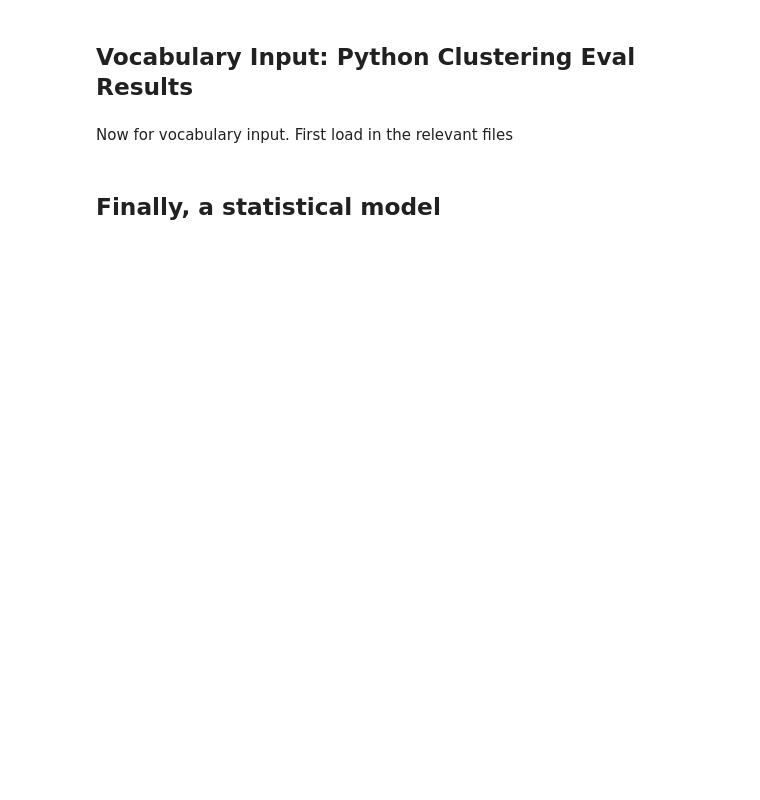
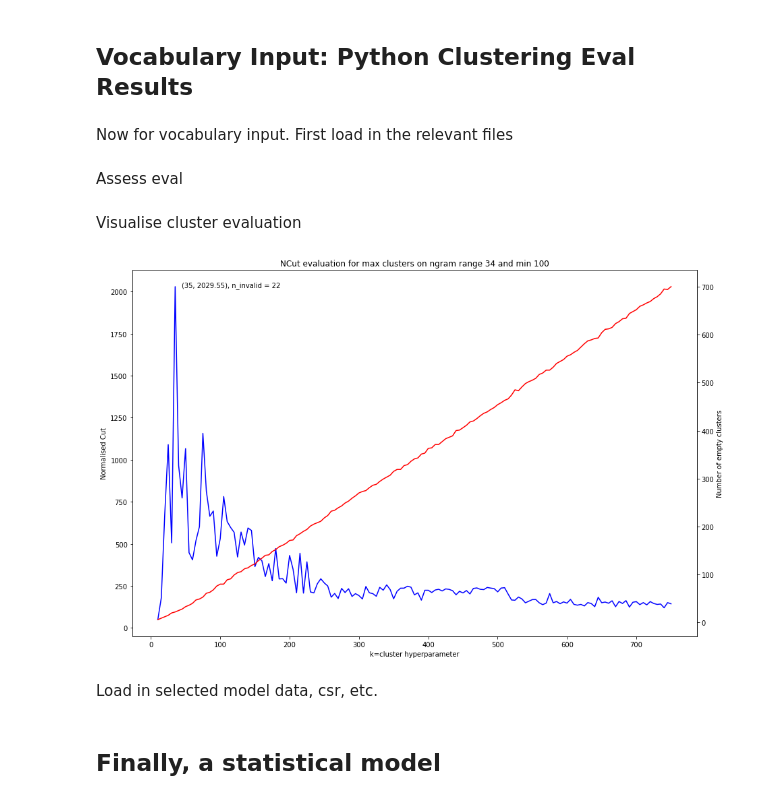
Before and after one commit to hubertau/DPhil_Studies, a Jupyter notebook: 2021-04_Study_A_Diffusion/notebooks/combined_analysis.ipynb, the cells around one changed output. Cells and saved outputs as stored; diff of their text form; code cells hidden in the pictures; blank space fills up the shorter version.

```diff
--- a/2021-04_Study_A_Diffusion/notebooks/combined_analysis.ipynb
+++ b/2021-04_Study_A_Diffusion/notebooks/combined_analysis.ipynb
@@ -231 +180,55 @@ Now for vocabulary input. First load in the relevant files
+# %% [markdown]
+Assess eval
+# %%
+class single_cluster(NamedTuple):
+    n_clusters: int
+    n_invalid: int
+    total_ncut: float
+    norm_ncut: float
+
+cluster_evals = []
+with h5py.File(bsc_eval_hdf5, 'r') as f:
+    x = f[f'group_{group_num}'][f'ngram_{ngram_range}'][f'min_{min_user}']
+    for key, h5_data in x.items():
+        h5_data = h5_data[:,1]
+        total_ncut = np.sum([i for i in h5_data if i > 0])
+        n_invalid = np.sum([i < 0 for i in h5_data])
+        cluster_evals.append(single_cluster(
+            n_clusters=int(key),
+            n_invalid=n_invalid,
+            total_ncut=total_ncut,
+            norm_ncut=total_ncut/int(key)
+        ))
+# %% [markdown]
+Visualise cluster evaluation
+# %%
+cluster_evals = sorted(cluster_evals, key=lambda x: x.n_clusters)
+
+x_data = [i.n_clusters for i in cluster_evals]
+y_data = [i.norm_ncut for i in cluster_evals]
+
+y_invalid = [i.n_invalid for i in cluster_evals]
+
+f, ax1 = plt.subplots(figsize=(15,10))
+ax1.plot(x_data, y_data, color = 'blue')
+ax2 = ax1.twinx()
+ax2.plot(x_data, y_invalid, color='red')
+ax1.set_title(f'NCut evaluation for max clusters on ngram range {ngram_range} and min {min_user}')
+ax1.set_xlabel('k=cluster hyperparameter')
+ax1.set_ylabel('Normalised Cut')
+ax2.set_ylabel('Number of empty clusters')
+best_cluster = sorted(cluster_evals, key=attrgetter('norm_ncut'), reverse=True)[0]
+ax1.annotate(
+    f'({best_cluster.n_clusters}, {best_cluster.norm_ncut:.2f}), n_invalid = {best_cluster.n_invalid}',
+    (best_cluster.n_clusters, best_cluster.norm_ncut),
+    textcoords = 'offset points',
+    xytext = (10,0),
+    ha = 'left'
+);
+
+selected_model = best_cluster.n_clusters
+# %% [output]
+[figure, added]
+# %% [markdown]
+Load in selected model data, csr, etc.
 # %%
```
Also changed, not shown: parts of 58 cells of this notebook.
